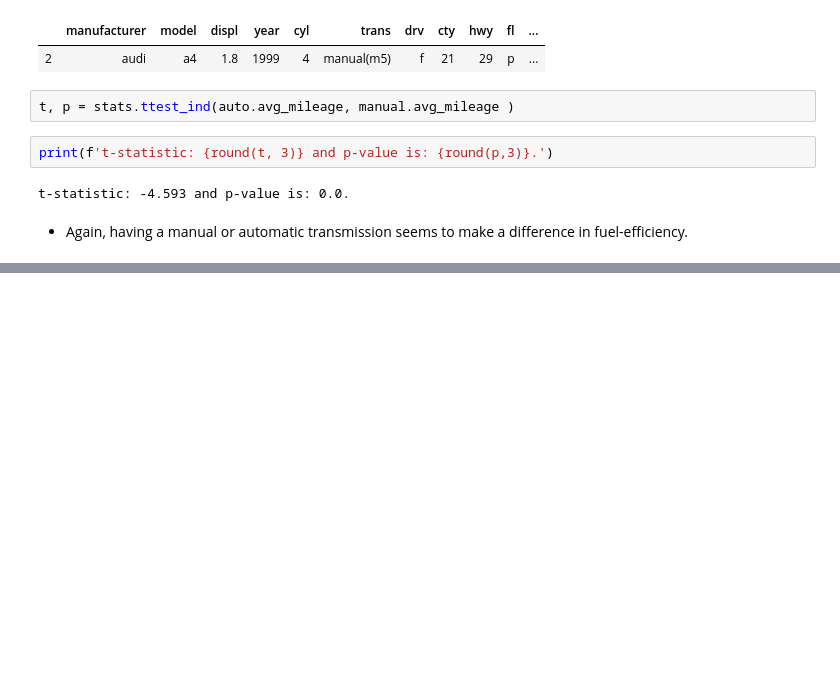
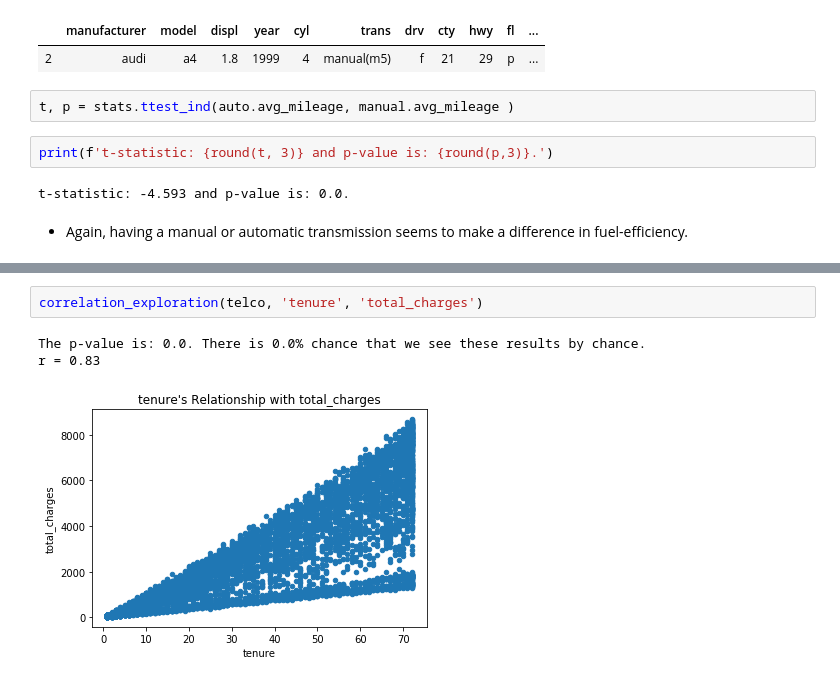
Before and after one commit to faithkane3/codeup_review, a Jupyter notebook: stats_review.ipynb, the cells around one changed output, grey strips where cells are left out. Saved outputs shown, nothing was run; the diff lists cells and outputs as text; blank space fills up the shorter version.

```diff
--- a/stats_review.ipynb
+++ b/stats_review.ipynb
@@ -351,0 +411,6 @@ t-statistic: -4.593 and p-value is: 0.0.
+# %%
+correlation_exploration(telco, 'tenure', 'total_charges')
+# %% [output]
+The p-value is: 0.0. There is 0.0% chance that we see these results by chance.
+r = 0.83
+[figure, added]
```
Also changed, not shown: parts of 30 cells of this notebook, 2 other files.
